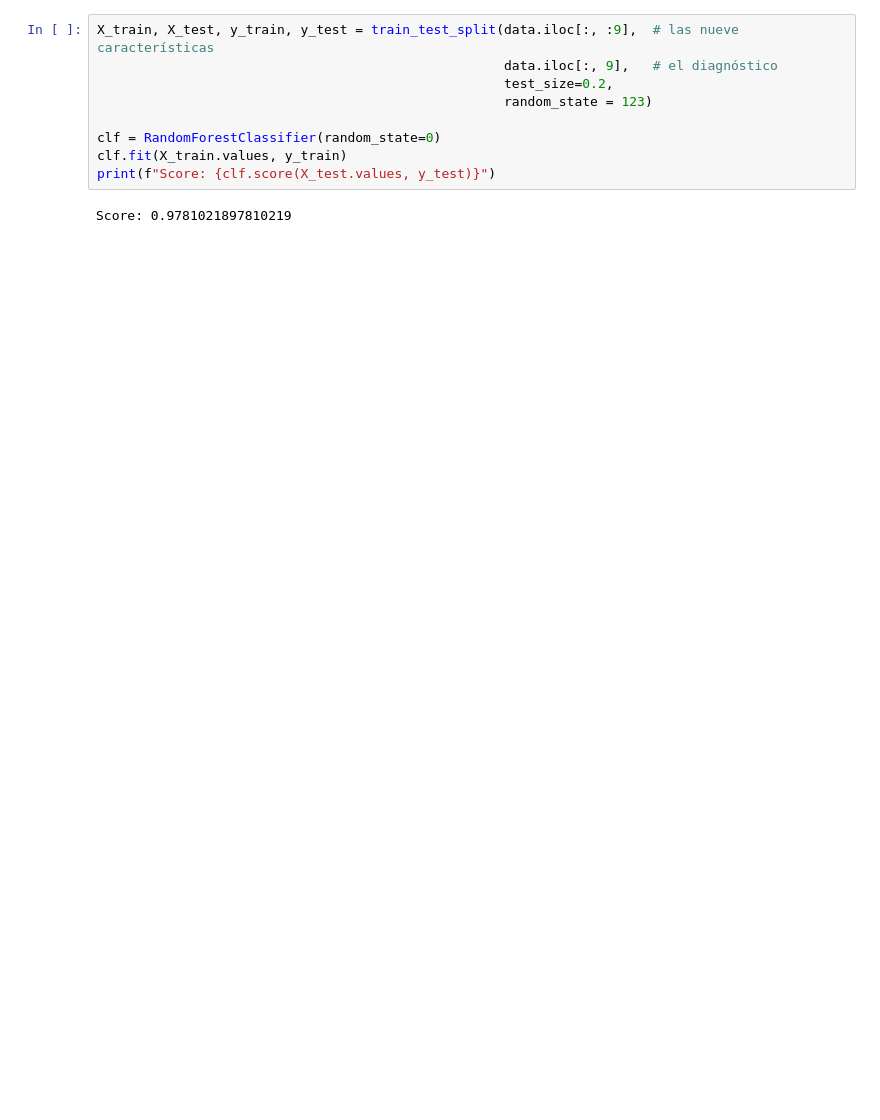
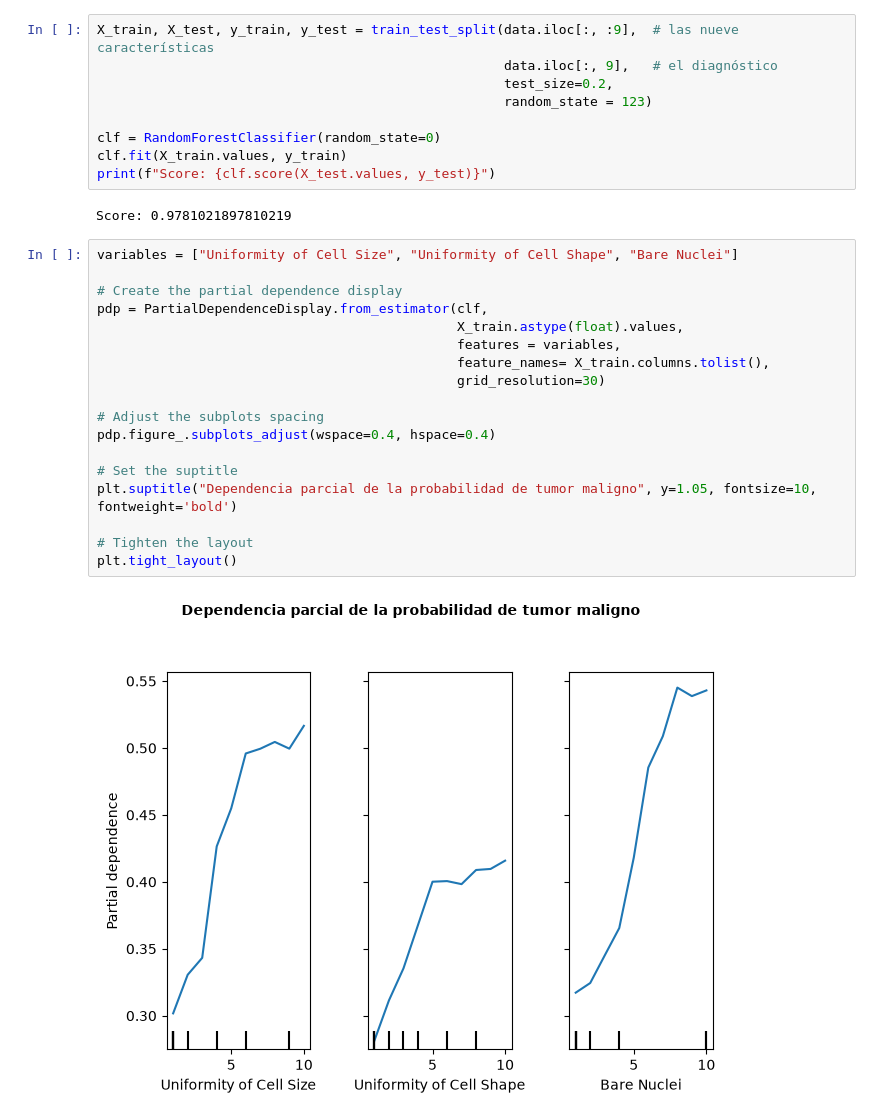
Before and after one commit to uo282000/Inteligencia-de-Negocio, a Jupyter notebook: Practica5/Practica 5.ipynb, the cells around one changed output. Saved outputs shown, nothing was run; the diff lists cells and outputs as text; blank space fills up the shorter version.

```diff
--- a/Practica5/Practica 5.ipynb
+++ b/Practica5/Practica 5.ipynb
@@ -46,3 +46,23 @@ clf.fit(X_train.values, y_train)
 print(f"Score: {clf.score(X_test.values, y_test)}")
 # %% [output]
 Score: 0.9781021897810219
+# %%
+variables = ["Uniformity of Cell Size", "Uniformity of Cell Shape", "Bare Nuclei"]
+
+# Create the partial dependence display
+pdp = PartialDependenceDisplay.from_estimator(clf,
+                                              X_train.astype(float).values,
+                                              features = variables,
+                                              feature_names= X_train.columns.tolist(),
+                                              grid_resolution=30)
+
+# Adjust the subplots spacing
+pdp.figure_.subplots_adjust(wspace=0.4, hspace=0.4)
+
+# Set the suptitle
+plt.suptitle("Dependencia parcial de la probabilidad de tumor maligno", y=1.05, fontsize=10, fontweight='bold')
+
+# Tighten the layout
+plt.tight_layout()
+# %% [output]
+[figure, added]
```
Also changed, not shown: parts of 2 cells of this notebook, 2 other files.
